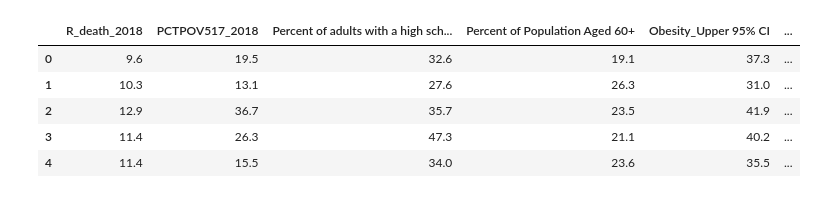
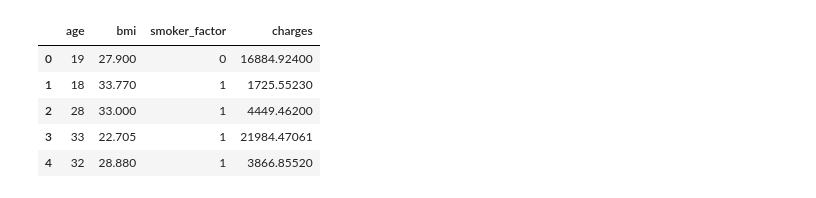
Before and after one commit to 4GeeksAcademy/andrupax94-intro-ml, a Jupyter notebook: src/02-linear-regression-medical-insurance-cost.ipynb, the cells around one changed output. Drawn from its saved outputs; the diff is of its cells as text; code cells hidden in the pictures.

```diff
--- a/src/02-linear-regression-medical-insurance-cost.ipynb
+++ b/src/02-linear-regression-medical-insurance-cost.ipynb
@@ -60,5 +53,5 @@ from sklearn.feature_selection import SelectKBest, f_regression
 # %%
 # Cargamos el dataset
-total_data = pd.read_csv('../data/raw/demographic_health_data.csv')
+total_data = pd.read_csv('../data/raw/medical_insurance_cost.csv')
 total_data.head()
 # %% [output]
@@ -179,6 +111,0 @@ search
-# %%
-#vamos a eliminar todas las columnas que tengan una unicidad por encima del 90% ya que tenemos muchas
-# Filtramos donde el % Unicidad sea mayor a 90
-columns_to_del = info_uniques[info_uniques['% Unicidad'] > 90].index.tolist()
-total_data = total_data.drop(columns=columns_to_del)
-total_data.head()
@@ -208,6 +111,0 @@ Numero de COUNTY unicos: 1841
-# %%
-#tenemos 51 valores unicos en STATE_NAME podriamos decir que es factorizable pero 1841 en COUNTY_NAME, como tenemos casi  3200 filas este ultimo casi no nos dice nada
-#Eliminamos la columna COUNTY_NAME
-total_data.drop(["COUNTY_NAME"],  axis = 1,  inplace = True)
-# Y factorizamos STATE_NAME
-utils.create_factor_transf_and_json("STATE_NAME", total_data, "SaludEjercicio3")
@@ -216,5 +111,0 @@ Json guardado en: ../data/processed/factories/SaludEjercicio3\STATE_NAME_factory
-# %%
-correlaciones = total_data.corr()['Heart disease_prevalence'].sort_values(ascending=False)
-correlaciones = correlaciones[correlaciones.abs().between(0.30, 0.75)]
-total_data = pd.concat([total_data[correlaciones.index], total_data['Heart disease_prevalence']], axis=1)
-total_data
@@ -311,12 +187,12 @@ plt.show()
 # %%
-#Eliminamos la coluna PCTPOV017_2018 y Obesity_prevalence que habiamos dicho antes que la ibamos a eliminar
-total_data.drop(["PCTPOV017_2018","Obesity_prevalence"],  axis = 1,  inplace = True)
+#Eliminamos las columnas que no tenian una pendiente clara.
+total_data.drop(["children","sex_factor","region_factor"],  axis = 1,  inplace = True)
 total_data.head()
 # %% [output]
-|  | R_death_2018 | PCTPOV517_2018 | Percent of adults with a high sch... | Percent of Population Aged 60+ | Obesity_Upper 95% CI | ... |
-| 0 | 9.6 | 19.5 | 32.6 | 19.1 | 37.3 | ... |
-| 1 | 10.3 | 13.1 | 27.6 | 26.3 | 31.0 | ... |
-| 2 | 12.9 | 36.7 | 35.7 | 23.5 | 41.9 | ... |
-| 3 | 11.4 | 26.3 | 47.3 | 21.1 | 40.2 | ... |
-| 4 | 11.4 | 15.5 | 34.0 | 23.6 | 35.5 | ... |
+|  | age | bmi | smoker_factor | charges |
+| 0 | 19 | 27.900 | 0 | 16884.92400 |
+| 1 | 18 | 33.770 | 1 | 1725.55230 |
+| 2 | 28 | 33.000 | 1 | 4449.46200 |
+| 3 | 33 | 22.705 | 1 | 21984.47061 |
+| 4 | 32 | 28.880 | 1 | 3866.85520 |
 # %%
```
Also changed, not shown: parts of 38 cells of this notebook, 3 other files.
